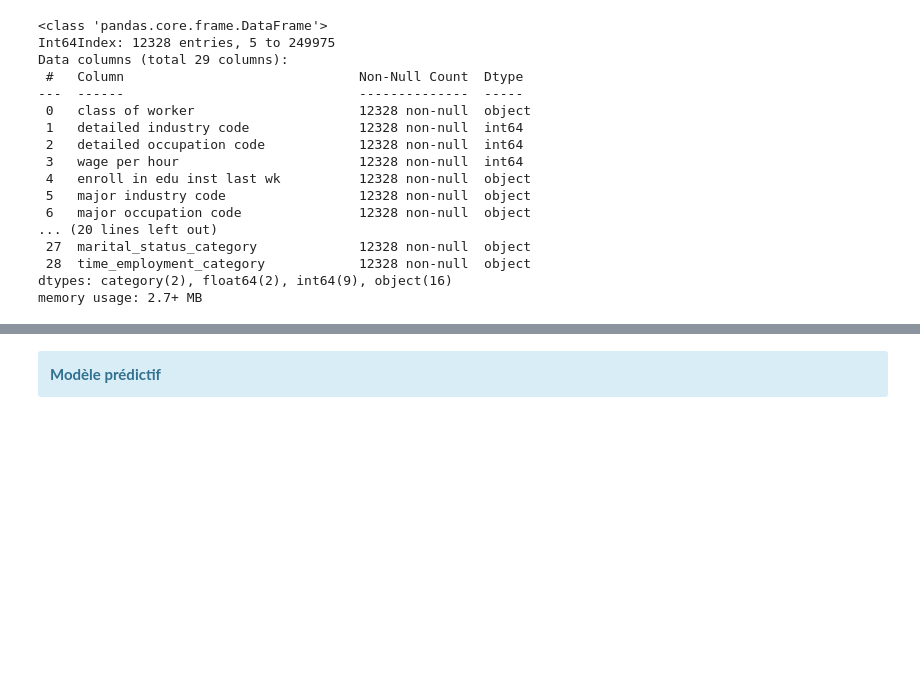
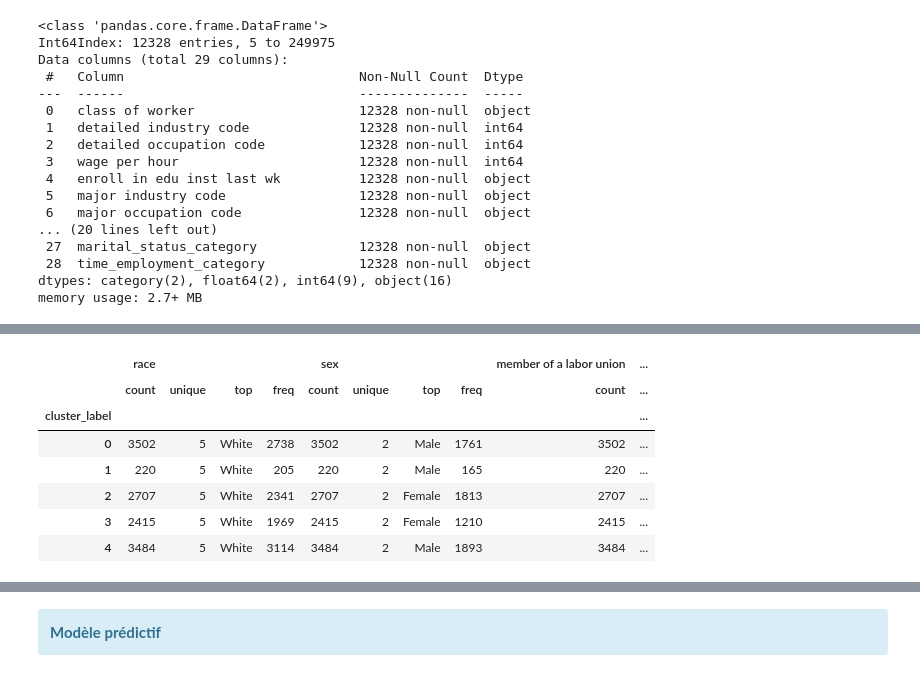
Before and after one commit to rgbodui/test-databeez, a Jupyter notebook: nb_gbodui_rj.ipynb, the cells around one changed output, grey strips where cells are left out. Saved outputs shown, nothing was run; the diff lists cells and outputs as text; code cells hidden in the pictures; blank space fills up the shorter version.

```diff
--- a/nb_gbodui_rj.ipynb
+++ b/nb_gbodui_rj.ipynb
@@ -955,0 +1028,3 @@ memory usage: 2.7+ MB
+# %%
+df_to_use["cluster_label"] = kmeans.labels_
+df_to_use.sample(5)
@@ -955,0 +1084,12 @@ memory usage: 2.7+ MB
+# %%
+variables_cat1 = variables_cat[:4]
+variables_cat2 = variables_cat[4:8]
+variables_cat3 = variables_cat[8:12]
+variables_cat4 = variables_cat[12:16]
+variables_cat5 = variables_cat[16:]
+# %%
+cluster_stats_cat1 = df_to_use.groupby('cluster_label')[variables_cat1].describe()
+cluster_stats_cat2 = df_to_use.groupby('cluster_label')[variables_cat2].describe()
+cluster_stats_cat3 = df_to_use.groupby('cluster_label')[variables_cat3].describe()
+cluster_stats_cat4 = df_to_use.groupby('cluster_label')[variables_cat4].describe()
+cluster_stats_cat5 = df_to_use.groupby('cluster_label')[variables_cat5].describe()
@@ -955,0 +1107,11 @@ memory usage: 2.7+ MB
+# %%
+cluster_stats_cat2
+# %% [output]
+|  | race |  |  |  | sex |  |  |  | member of a labor union | ... |
+|  | count | unique | top | freq | count | unique | top | freq | count | ... |
+| cluster_label |  |  |  |  |  |  |  |  |  | ... |
+| 0 | 3502 | 5 | White | 2738 | 3502 | 2 | Male | 1761 | 3502 | ... |
+| 1 | 220 | 5 | White | 205 | 220 | 2 | Male | 165 | 220 | ... |
+| 2 | 2707 | 5 | White | 2341 | 2707 | 2 | Female | 1813 | 2707 | ... |
+| 3 | 2415 | 5 | White | 1969 | 2415 | 2 | Female | 1210 | 2415 | ... |
+| 4 | 3484 | 5 | White | 3114 | 3484 | 2 | Male | 1893 | 3484 | ... |
```
Also changed, not shown: parts of 27 cells of this notebook.
